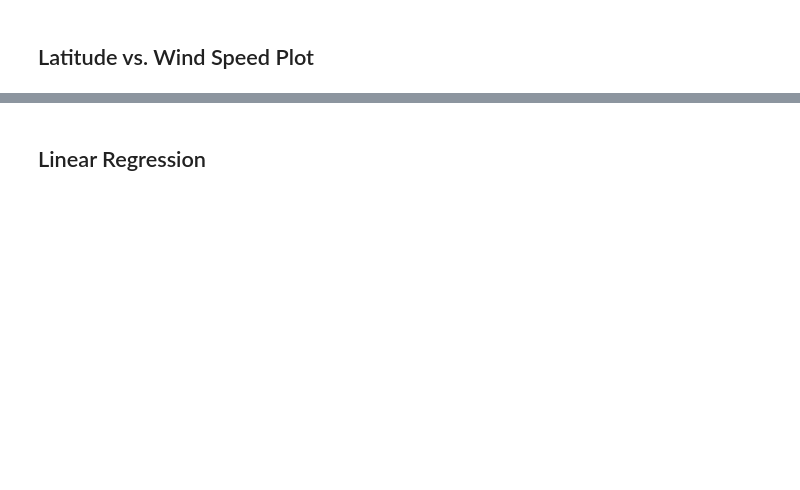
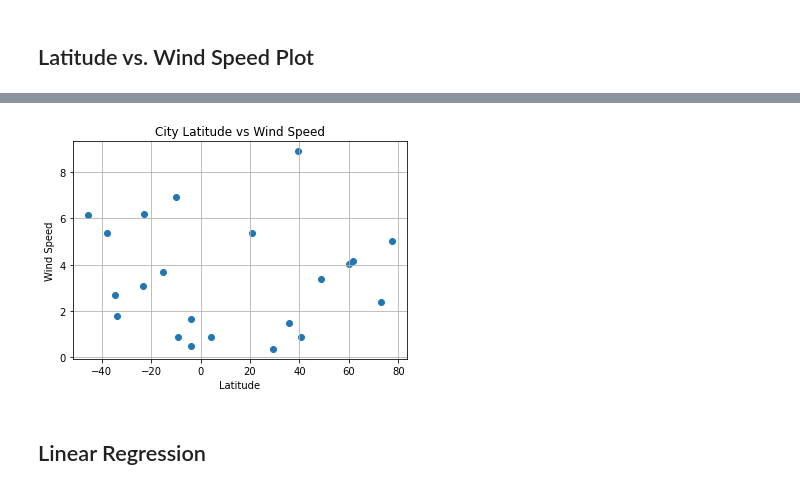
Before and after one commit to mandie021/python-api-challenge, a Jupyter notebook: WeatherPy.ipynb, the cells around one changed output, grey strips where cells are left out. Cells and saved outputs as stored; diff of their text form; code cells hidden in the pictures; blank space fills up the shorter version.

```diff
--- a/WeatherPy.ipynb
+++ b/WeatherPy.ipynb
@@ -248,2 +306,19 @@ Int64Index([], dtype='int64')
+# %%
+#plot lat vs windspeed scatter plot
+plt.scatter(weather_df["Latitude"], weather_df["Wind Speed"], marker = "o")
+
+#charting labels and grid
+plt.title("City Latitude vs Wind Speed")
+plt.ylabel("Wind Speed")
+plt.xlabel("Latitude")
+plt.grid(True)
+
+#save the figure
+#plt.savefig("Lat_Wind.png")
+
+#show plt
+plt.show()
+# %% [output]
+[figure, added]
 # %% [markdown]
 ## Linear Regression
```
Also changed, not shown: parts of 35 cells of this notebook, 1 other file.
